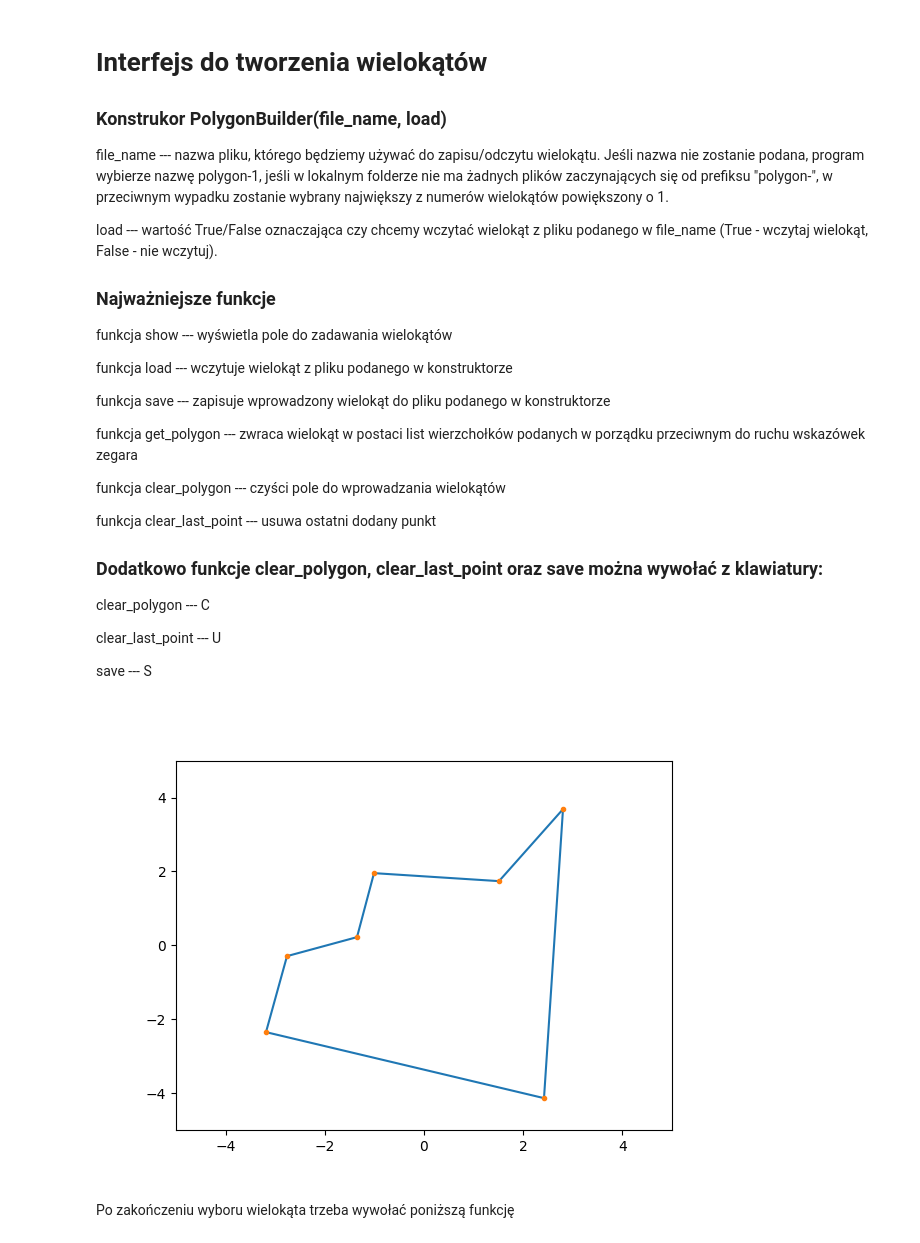
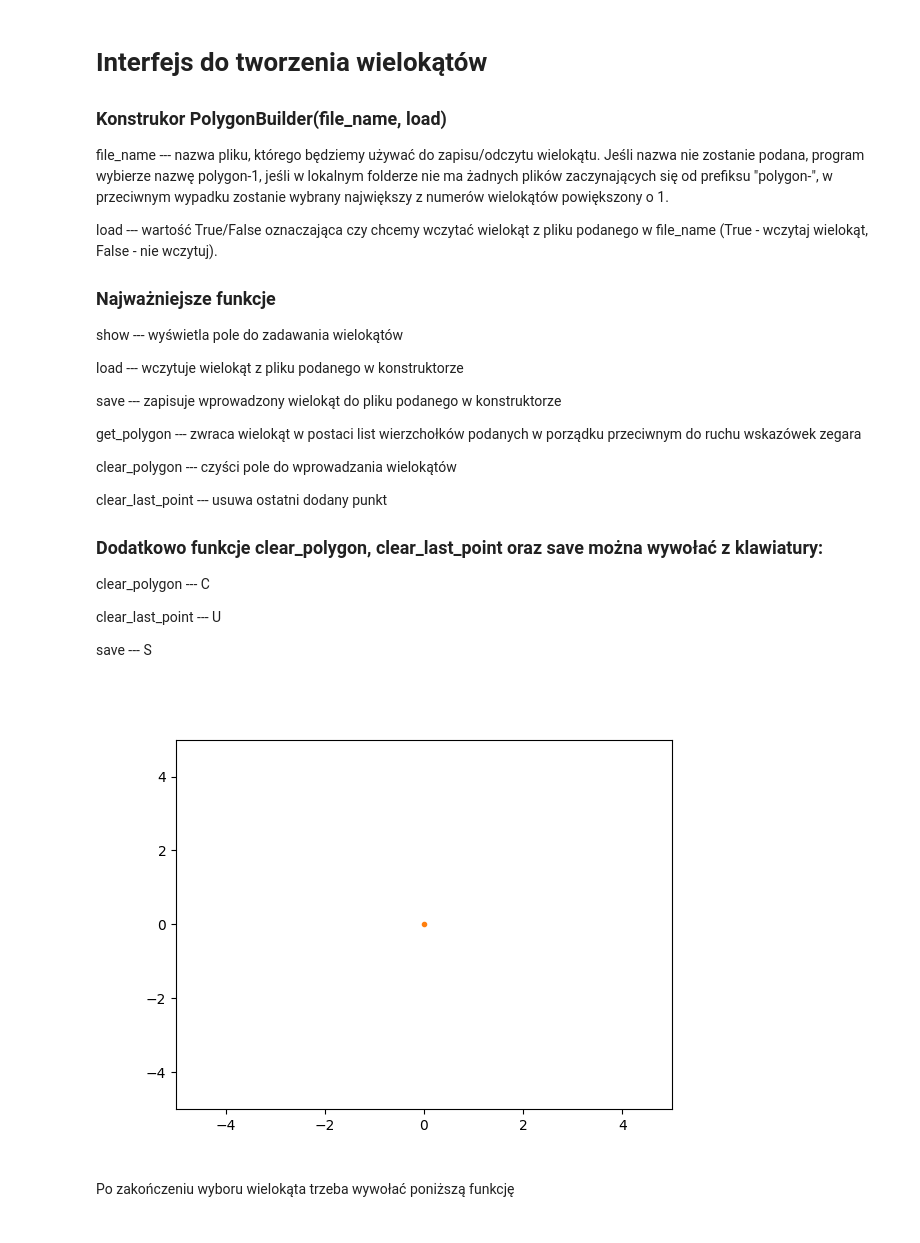
Before and after one commit to Ktwsz/geometryki, a Jupyter notebook: bitalg/lab3/main.ipynb, the cells around one changed output. Drawn from its saved outputs; the diff is of its cells as text; code cells hidden in the pictures.

```diff
--- a/bitalg/lab3/main.ipynb
+++ b/bitalg/lab3/main.ipynb
@@ -18,17 +18,17 @@ load --- wartość True/False oznaczająca czy chcemy wczytać wielokąt z pliku
 
 ### Najważniejsze funkcje
 
-funkcja show --- wyświetla pole do zadawania wielokątów
+show --- wyświetla pole do zadawania wielokątów
 
-funkcja load --- wczytuje wielokąt z pliku podanego w konstruktorze
+load --- wczytuje wielokąt z pliku podanego w konstruktorze
 
-funkcja save --- zapisuje wprowadzony wielokąt do pliku podanego w konstruktorze
+save --- zapisuje wprowadzony wielokąt do pliku podanego w konstruktorze
 
-funkcja get_polygon --- zwraca wielokąt w postaci list wierzchołków podanych w porządku przeciwnym do ruchu wskazówek zegara
+get_polygon --- zwraca wielokąt w postaci list wierzchołków podanych w porządku przeciwnym do ruchu wskazówek zegara
 
-funkcja clear_polygon --- czyści pole do wprowadzania wielokątów
+clear_polygon --- czyści pole do wprowadzania wielokątów
 
-funkcja clear_last_point --- usuwa ostatni dodany punkt
+clear_last_point --- usuwa ostatni dodany punkt
 
 ### Dodatkowo funkcje clear_polygon, clear_last_point oraz save można wywołać z klawiatury:
 
@@ -40,10 +40,10 @@ save --- S
 # %%
 %matplotlib widget
 
-polygon_builder = PolygonBuilder(file_name="polygon-4.txt", load=True)
+polygon_builder = PolygonBuilder(file_name="polygon-1.txt", load=False)
 polygon_builder.show()
 # %% [output]
-[figure, old version]
+[figure, new version]
 # %% [markdown]
 Po zakończeniu wyboru wielokąta trzeba wywołać poniższą funkcję
 # %%
```
Also changed, not shown: parts of 12 cells of this notebook, 35 other files.
